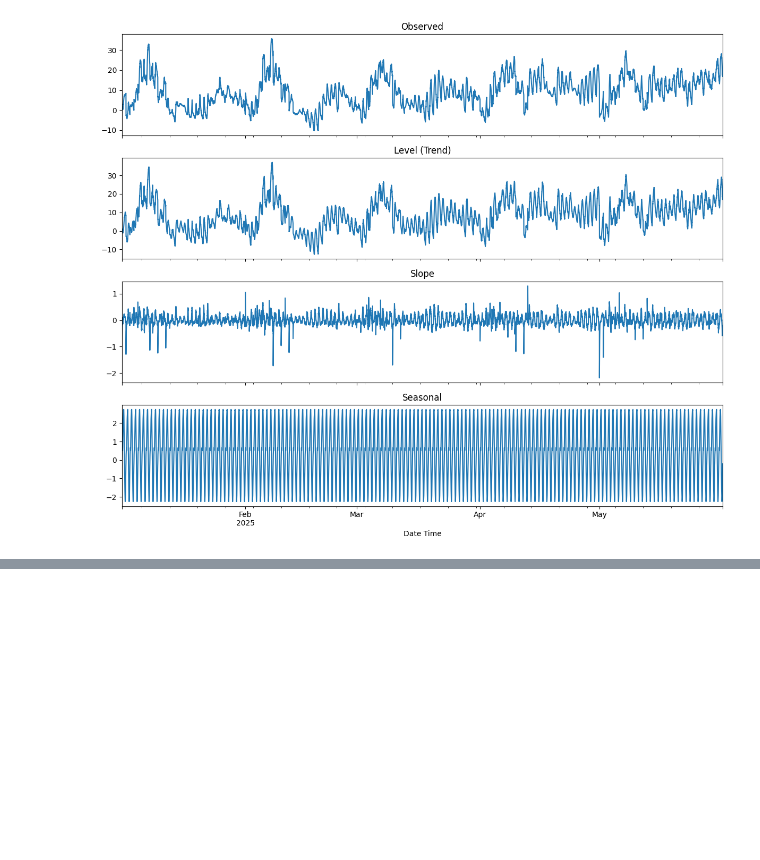
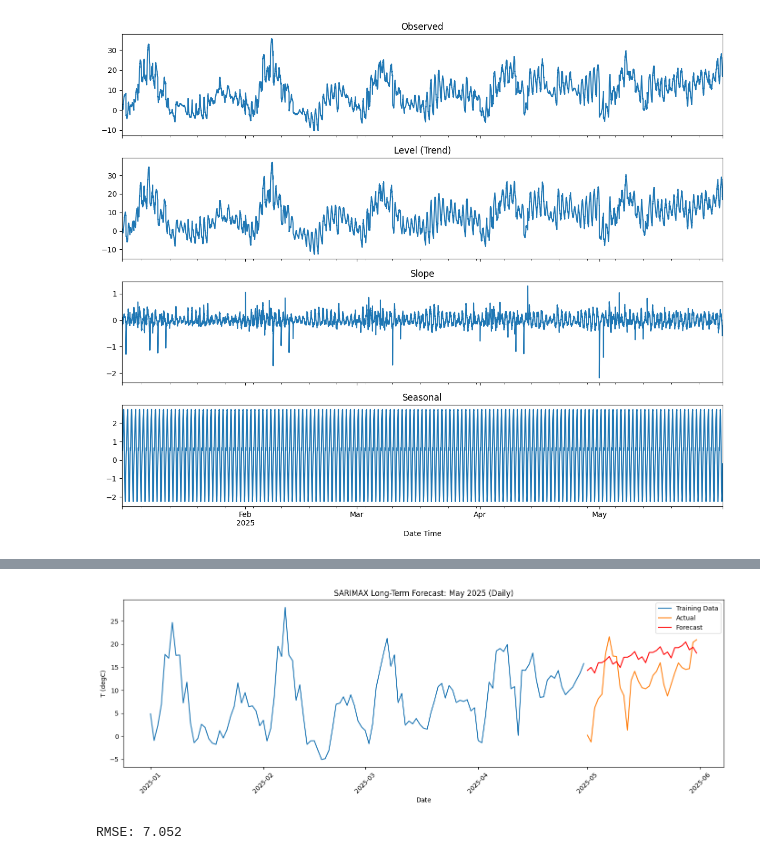
Before and after one commit to jmudong/Forecasting, a Jupyter notebook: arima.ipynb, the cells around one changed output, grey strips where cells are left out. Cells and saved outputs as stored; diff of their text form; code cells hidden in the pictures; blank space fills up the shorter version.

```diff
--- a/arima.ipynb
+++ b/arima.ipynb
@@ -192,0 +202,13 @@ RMSE: 5.471
+# %%
+# Trian/test split
+# Training: 4 months
+# Testing: 1 month
+train_long = df_long["2025-01-01":"2025-04-30"]
+test_long  = df_long["2025-05-01":"2025-05-31"]
+
+# Resample into daily intervals
+train_long_daily = train_long.resample("1D").mean()
+test_long_daily  = test_long.resample("1D").mean()
+
+print(f"Train: {train_long_daily.index.min()} → {train_long_daily.index.max()} | {len(train_long_daily)} rows")
+print(f"Test:  {test_long_daily.index.min()} → {test_long_daily.index.max()} | {len(test_long_daily)} rows")
@@ -192,0 +218,8 @@ RMSE: 5.471
+# %%
+# m=7 for weekly seasonality on daily data
+model_long = SARIMAX(train_long_daily["T (degC)"],
+                     order=(2, 1, 2),
+                     seasonal_order=(1, 1, 1, 7))
+
+fit_long = model_long.fit(disp=False)
+print(fit_long.summary())
@@ -192,0 +244,24 @@ RMSE: 5.471
+# %%
+# Forecast next 31 days (May)
+forecast_long = fit_long.forecast(steps=len(test_long_daily))
+
+# Plot forecast results
+plt.figure(figsize=(14, 5))
+plt.plot(train_long_daily.index, train_long_daily["T (degC)"], label="Training Data")
+plt.plot(test_long_daily.index,  test_long_daily["T (degC)"],  label="Actual")
+plt.plot(test_long_daily.index,  forecast_long,                label="Forecast", color="red")
+plt.title("SARIMAX Long-Term Forecast: May 2025 (Daily)")
+plt.xlabel("Date")
+plt.ylabel("T (degC)")
+plt.xticks(rotation=45)
+plt.legend()
+plt.tight_layout()
+plt.show()
+# %% [output]
+[figure, added]
+# %%
+# Evaluating results
+rmse = np.sqrt(mean_squared_error(test_long_daily["T (degC)"], forecast_long))
+print(f"RMSE: {rmse:.3f}")
+# %% [output]
+RMSE: 7.052
```
Also changed, not shown: parts of 8 cells of this notebook.
